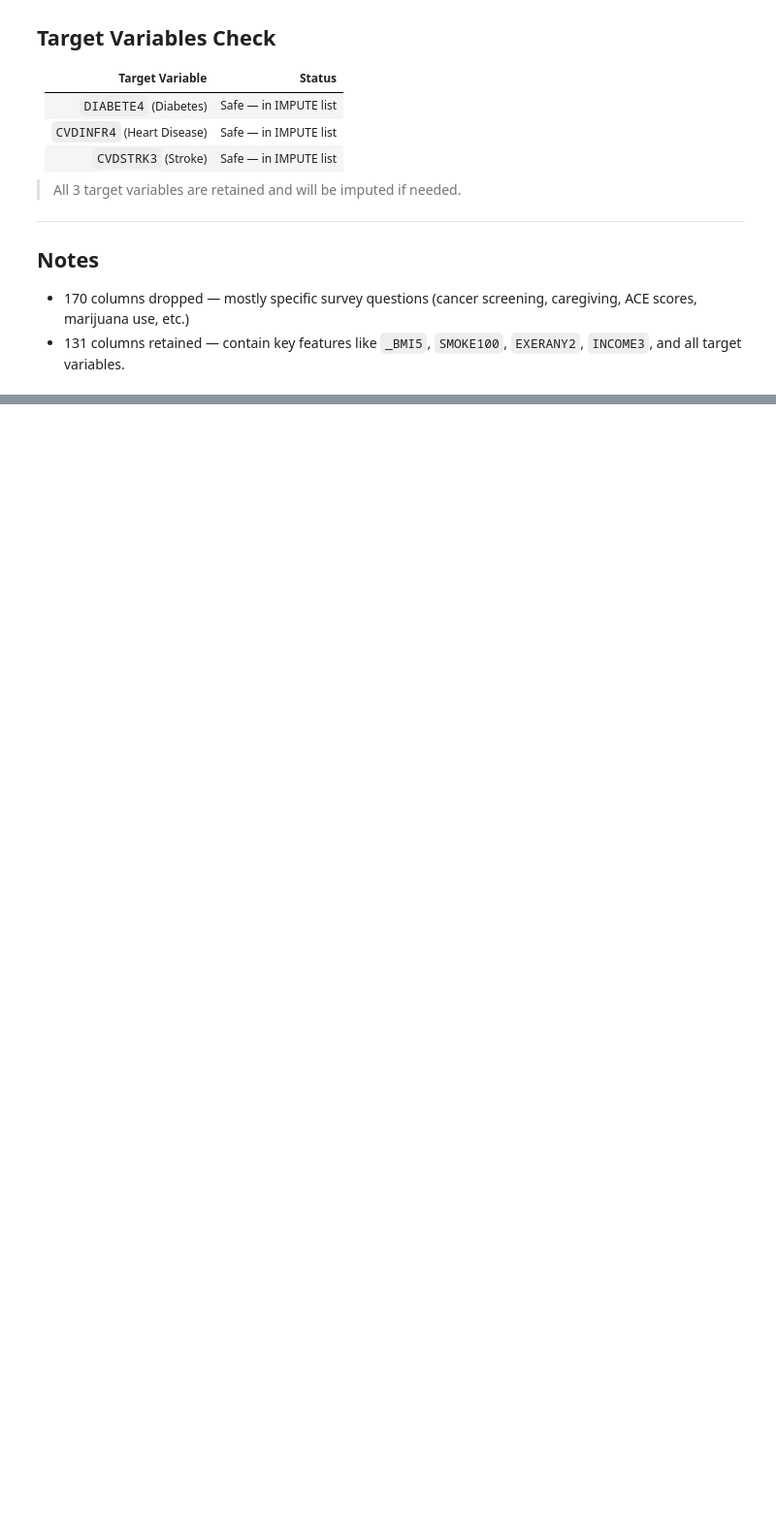
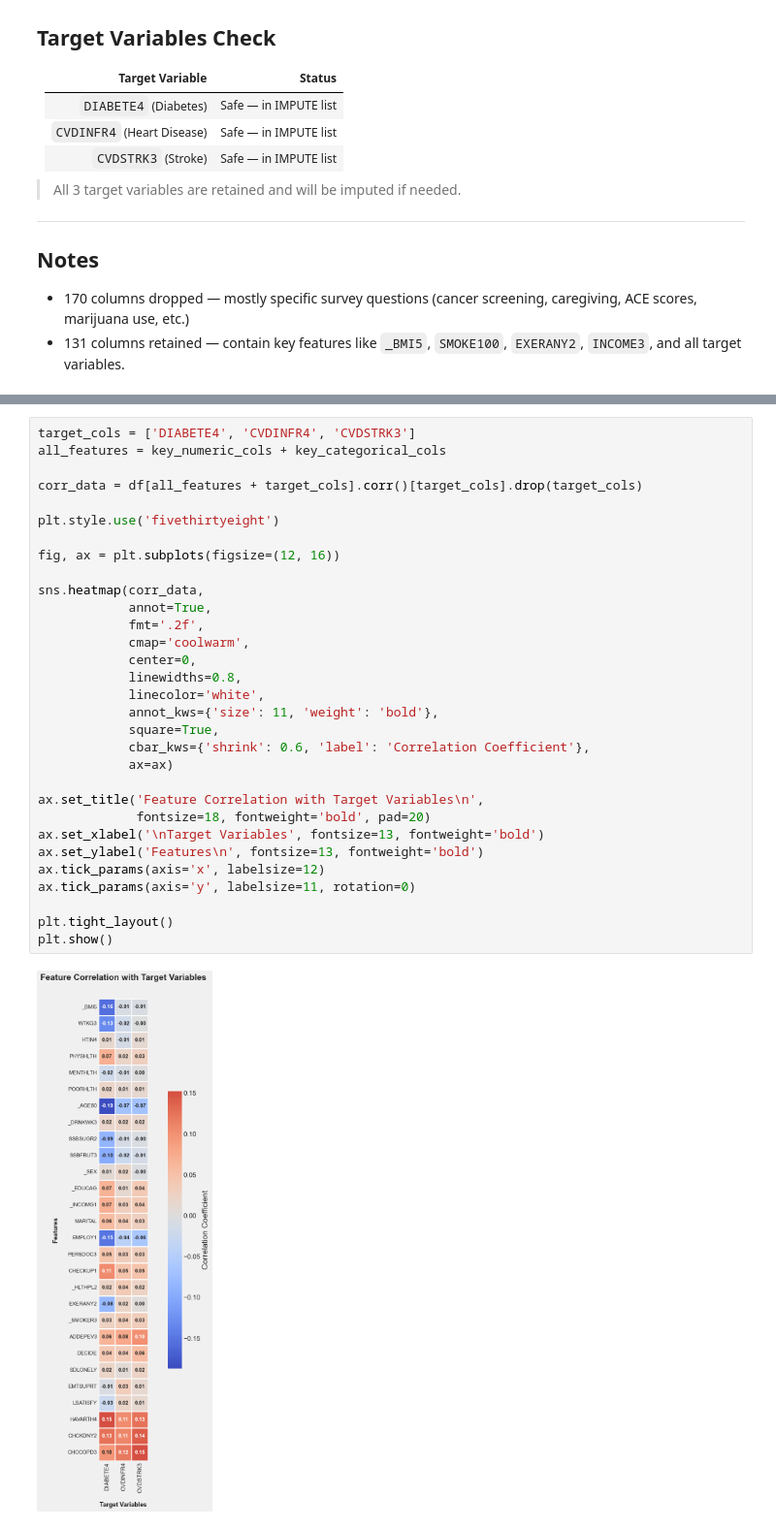
Before and after one commit to TrexTamzid/PulseInsightAI, a Jupyter notebook: Notebooks/01_EDY.ipynb, the cells around one changed output, grey strips where cells are left out. Shown at 97% size. Cells and saved outputs as stored; diff of their text form; blank space fills up the shorter version.

```diff
--- a/Notebooks/01_EDY.ipynb
+++ b/Notebooks/01_EDY.ipynb
@@ -159,0 +431,33 @@ Total columns to IMPUTE: 131
+# %%
+target_cols = ['DIABETE4', 'CVDINFR4', 'CVDSTRK3']
+all_features = key_numeric_cols + key_categorical_cols
+
+corr_data = df[all_features + target_cols].corr()[target_cols].drop(target_cols)
+
+plt.style.use('fivethirtyeight')
+
+fig, ax = plt.subplots(figsize=(12, 16))
+
+sns.heatmap(corr_data,
+            annot=True,
+            fmt='.2f',
+            cmap='coolwarm',
+            center=0,
+            linewidths=0.8,
+            linecolor='white',
+            annot_kws={'size': 11, 'weight': 'bold'},
+            square=True,
+            cbar_kws={'shrink': 0.6, 'label': 'Correlation Coefficient'},
+            ax=ax)
+
+ax.set_title('Feature Correlation with Target Variables\n',
+             fontsize=18, fontweight='bold', pad=20)
+ax.set_xlabel('\nTarget Variables', fontsize=13, fontweight='bold')
+ax.set_ylabel('Features\n', fontsize=13, fontweight='bold')
+ax.tick_params(axis='x', labelsize=12)
+ax.tick_params(axis='y', labelsize=11, rotation=0)
+
+plt.tight_layout()
+plt.show()
+# %% [output]
+[figure, added]
```
Also changed, not shown: parts of 14 cells of this notebook, 4 other files.
